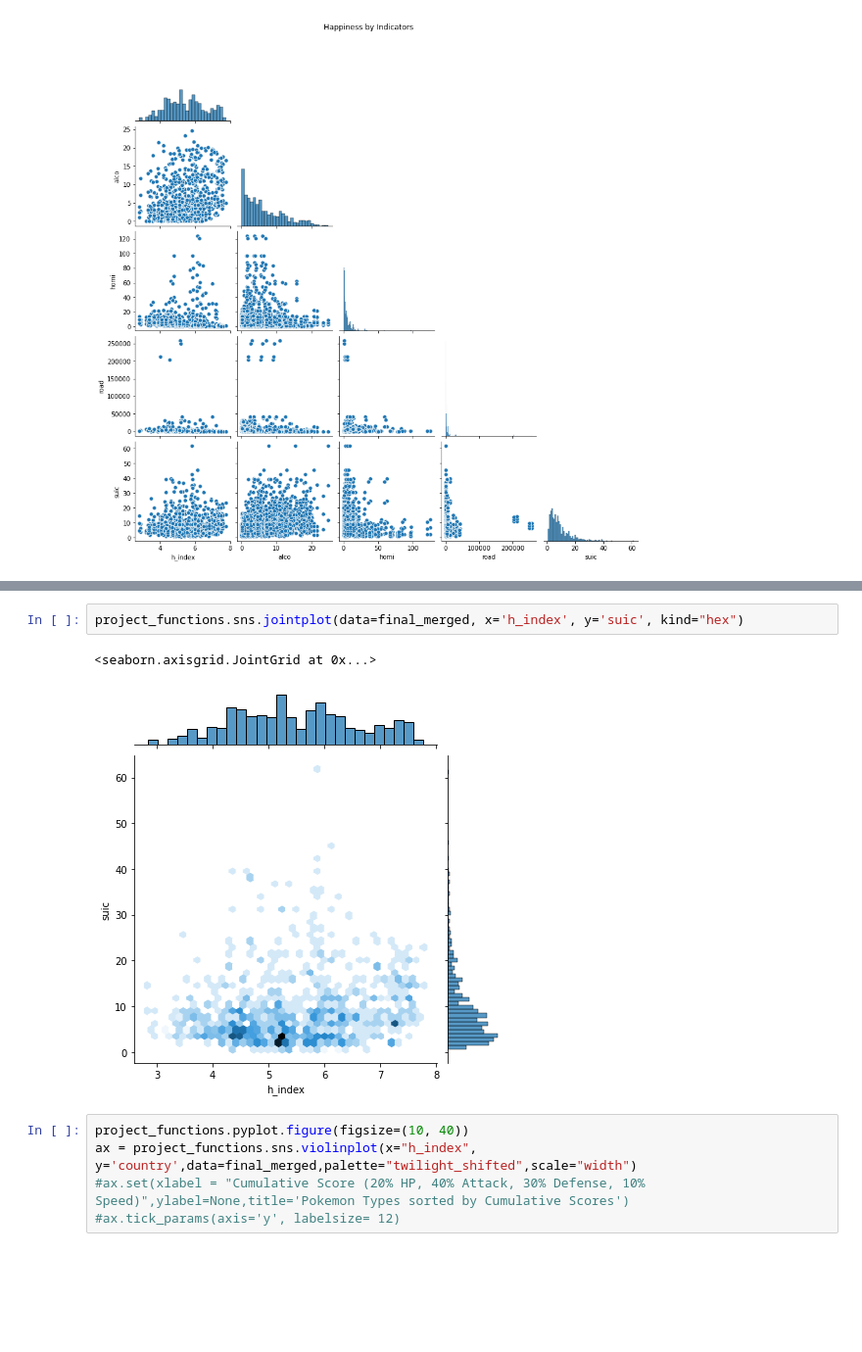
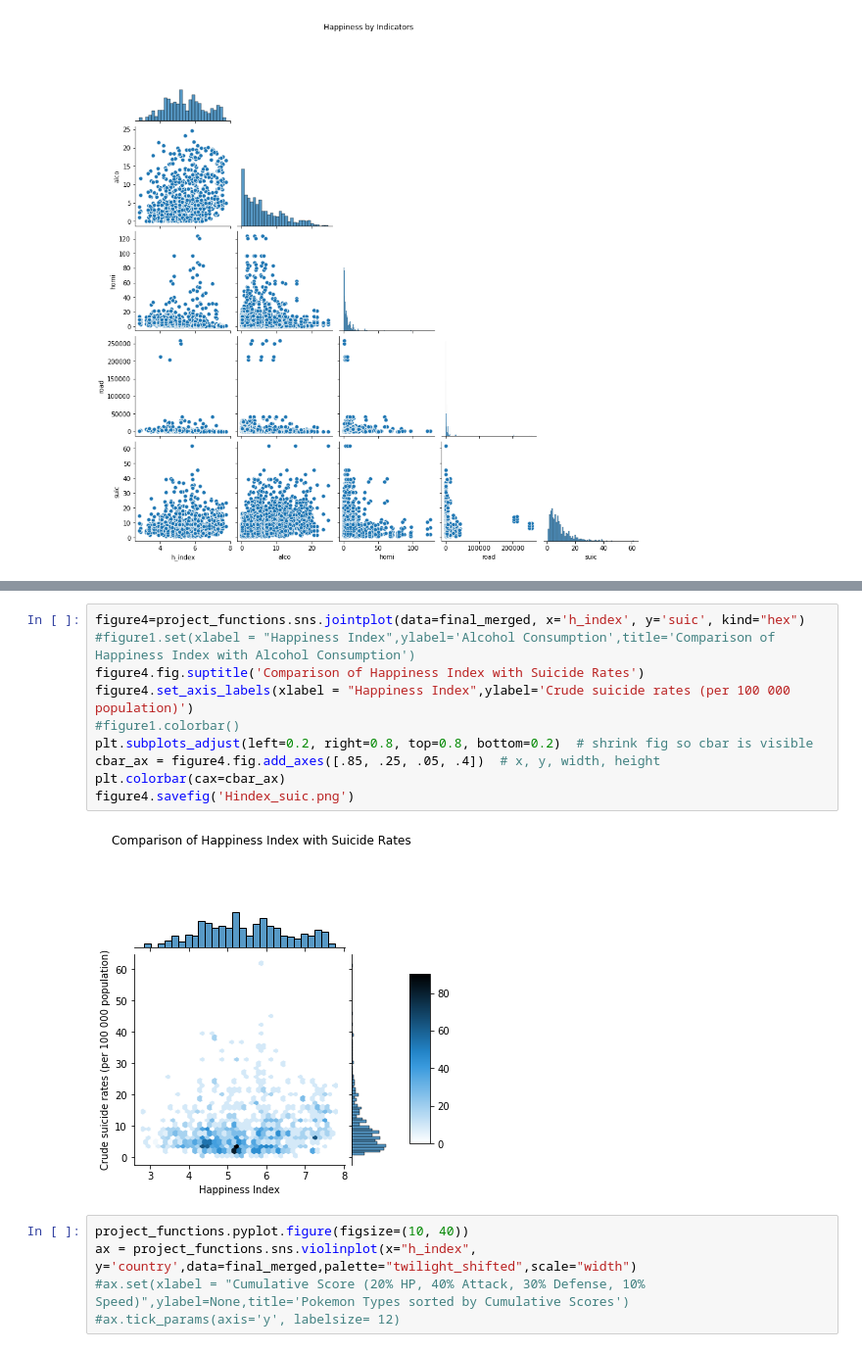
Before and after one commit to data301-2021-summer2/project-group16-data-301-project, a Jupyter notebook: analysis/Bellinda/clean_analysis.ipynb, the cells around one changed output, grey strips where cells are left out. Shown at 98% size. Cells and saved outputs as stored; diff of their text form; blank space fills up the shorter version.

Commit message:
Added Exploratory Data Analysis

```diff
--- a/analysis/Bellinda/clean_analysis.ipynb
+++ b/analysis/Bellinda/clean_analysis.ipynb
@@ -153,8 +177,15 @@ project_functions.sns.jointplot(data=final_merged, x='h_index', y='road', kind="
 # %%
-project_functions.sns.jointplot(data=final_merged, x='h_index', y='suic', kind="hex")
+figure4=project_functions.sns.jointplot(data=final_merged, x='h_index', y='suic', kind="hex")
+#figure1.set(xlabel = "Happiness Index",ylabel='Alcohol Consumption',title='Comparison of Happiness Index with Alcohol Consumption')
+figure4.fig.suptitle('Comparison of Happiness Index with Suicide Rates')
+figure4.set_axis_labels(xlabel = "Happiness Index",ylabel='Crude suicide rates (per 100 000 population)')
+#figure1.colorbar()
+plt.subplots_adjust(left=0.2, right=0.8, top=0.8, bottom=0.2)  # shrink fig so cbar is visible
+cbar_ax = figure4.fig.add_axes([.85, .25, .05, .4])  # x, y, width, height
+plt.colorbar(cax=cbar_ax)
+figure4.savefig('Hindex_suic.png')
 # %% [output]
-<seaborn.axisgrid.JointGrid at 0x...>
-[figure, old version]
+[figure, new version]
 # %%
 project_functions.pyplot.figure(figsize=(10, 40))
 ax = project_functions.sns.violinplot(x="h_index", y='country',data=final_merged,palette="twilight_shifted",scale="width")
```
Also changed, not shown: parts of 4 cells of this notebook, 6 other files.
